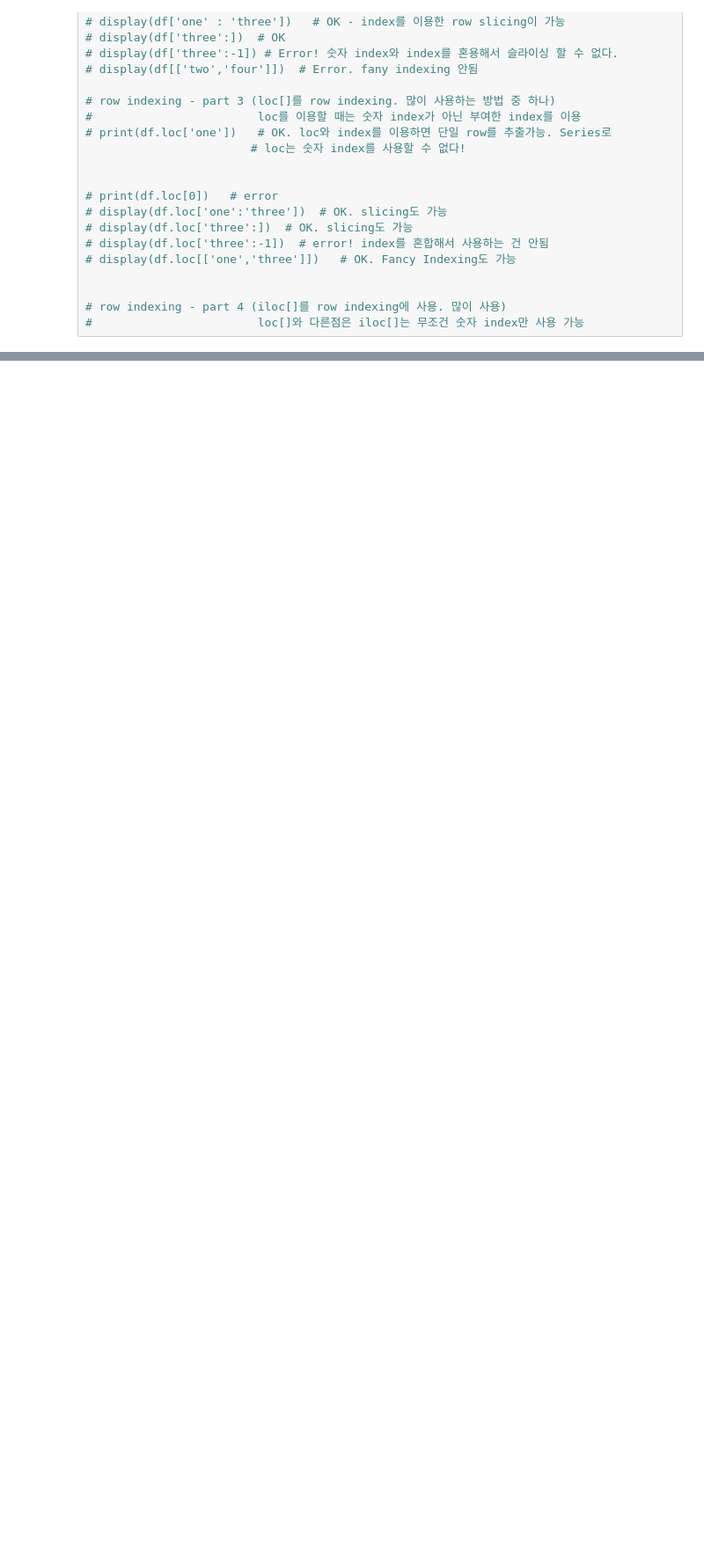
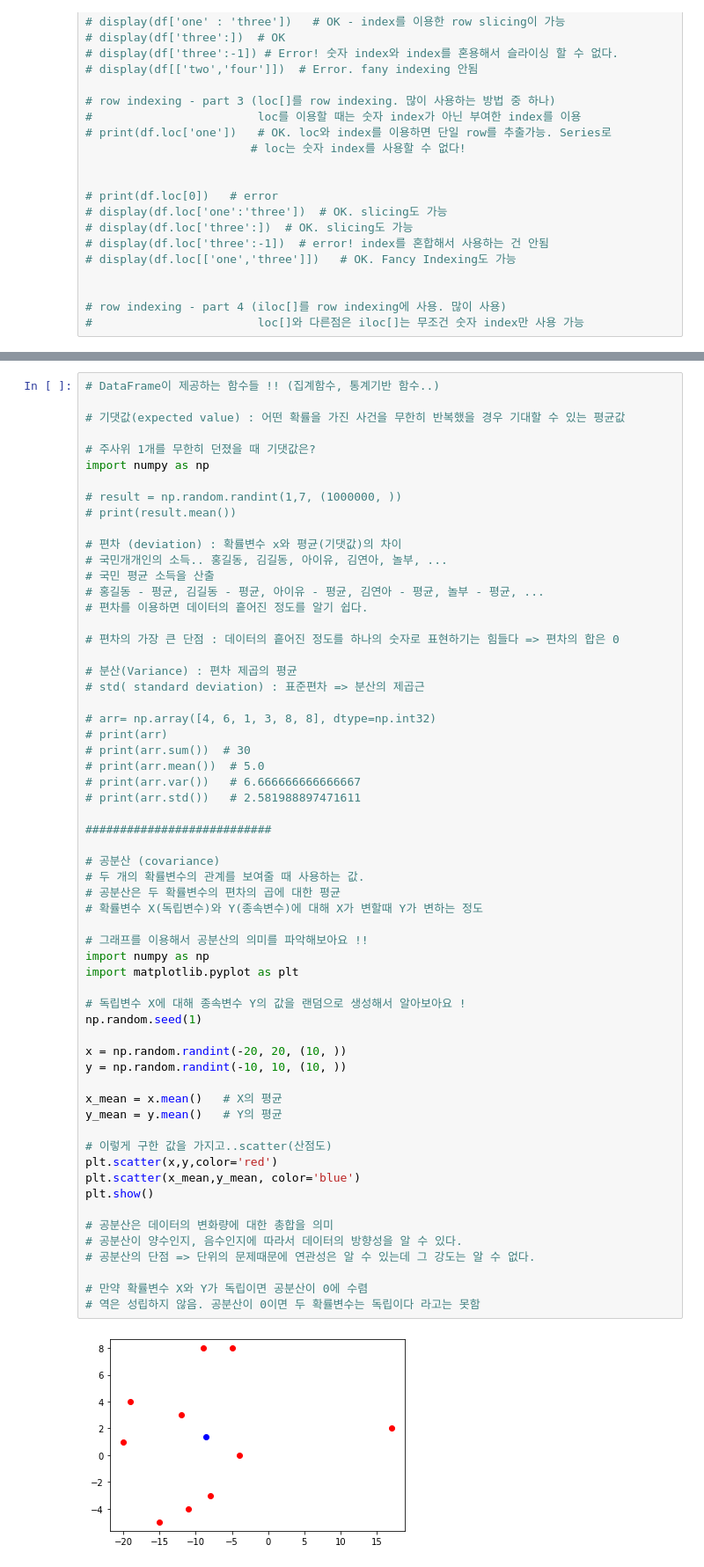
Before and after one commit to sehun4239/Data-analysis-Machine-Learning-Basic, a Jupyter notebook: 02.pandas.ipynb, the cells around one changed output, grey strips where cells are left out. Shown at 88% size. Cells and saved outputs as stored; diff of their text form; blank space fills up the shorter version.

```diff
--- a/02.pandas.ipynb
+++ b/02.pandas.ipynb
@@ -916,0 +1060,62 @@ df = pd.DataFrame(data,
+# %%
+# DataFrame이 제공하는 함수들 !! (집계함수, 통계기반 함수..)
+
+# 기댓값(expected value) : 어떤 확률을 가진 사건을 무한히 반복했을 경우 기대할 수 있는 평균값
+
+# 주사위 1개를 무한히 던졌을 때 기댓값은?
+import numpy as np
+
+# result = np.random.randint(1,7, (1000000, ))
+# print(result.mean())
+
+# 편차 (deviation) : 확률변수 x와 평균(기댓값)의 차이
+# 국민개개인의 소득.. 홍길동, 김길동, 아이유, 김연아, 놀부, ...
+# 국민 평균 소득을 산출
+# 홍길동 - 평균, 김길동 - 평균, 아이유 - 평균, 김연아 - 평균, 놀부 - 평균, ...
+# 편차를 이용하면 데이터의 흩어진 정도를 알기 쉽다.
+
+# 편차의 가장 큰 단점 : 데이터의 흩어진 정도를 하나의 숫자로 표현하기는 힘들다 => 편차의 합은 0
+
+# 분산(Variance) : 편차 제곱의 평균
+# std( standard deviation) : 표준편차 => 분산의 제곱근
+
+# arr= np.array([4, 6, 1, 3, 8, 8], dtype=np.int32)
+# print(arr)
+# print(arr.sum())  # 30
+# print(arr.mean())  # 5.0
+# print(arr.var())   # 6.666666666666667
+# print(arr.std())   # 2.581988897471611
+
+###########################
+
+# 공분산 (covariance)
+# 두 개의 확률변수의 관계를 보여줄 때 사용하는 값.
+# 공분산은 두 확률변수의 편차의 곱에 대한 평균
+# 확률변수 X(독립변수)와 Y(종속변수)에 대해 X가 변할때 Y가 변하는 정도
+
+# 그래프를 이용해서 공분산의 의미를 파악해보아요 !!
+import numpy as np
+import matplotlib.pyplot as plt
+
+# 독립변수 X에 대해 종속변수 Y의 값을 랜덤으로 생성해서 알아보아요 !
+np.random.seed(1)
+
+x = np.random.randint(-20, 20, (10, ))
+y = np.random.randint(-10, 10, (10, ))
+
+x_mean = x.mean()   # X의 평균
+y_mean = y.mean()   # Y의 평균
+
+# 이렇게 구한 값을 가지고..scatter(산점도)
+plt.scatter(x,y,color='red')
+plt.scatter(x_mean,y_mean, color='blue')
+plt.show()
+
+# 공분산은 데이터의 변화량에 대한 총합을 의미
+# 공분산이 양수인지, 음수인지에 따라서 데이터의 방향성을 알 수 있다.
+# 공분산의 단점 => 단위의 문제때문에 연관성은 알 수 있는데 그 강도는 알 수 없다.
+
+# 만약 확률변수 X와 Y가 독립이면 공분산이 0에 수렴
+# 역은 성립하지 않음. 공분산이 0이면 두 확률변수는 독립이다 라고는 못함
+# %% [output]
+[figure, added]
```
Also changed, not shown: parts of 13 cells of this notebook.
